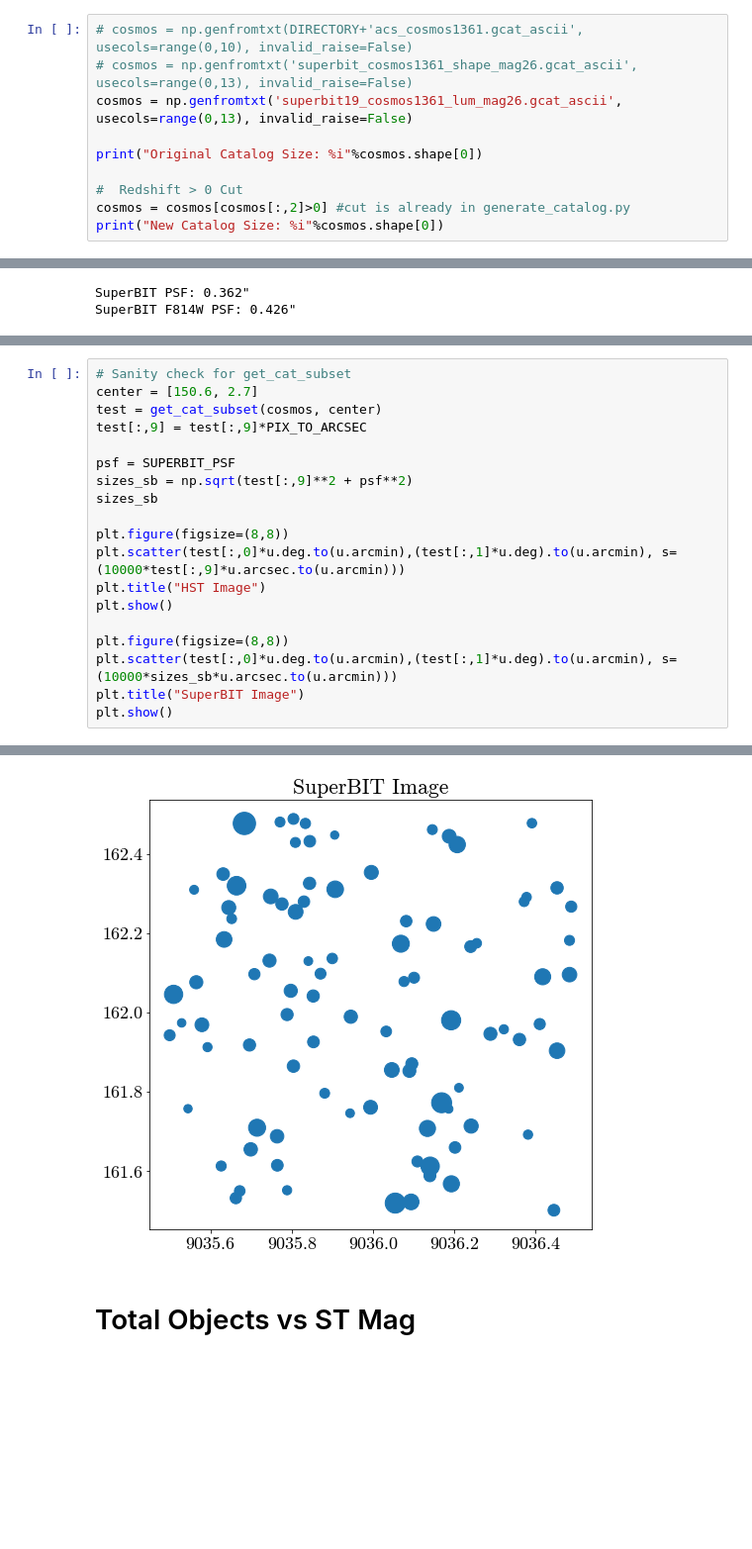
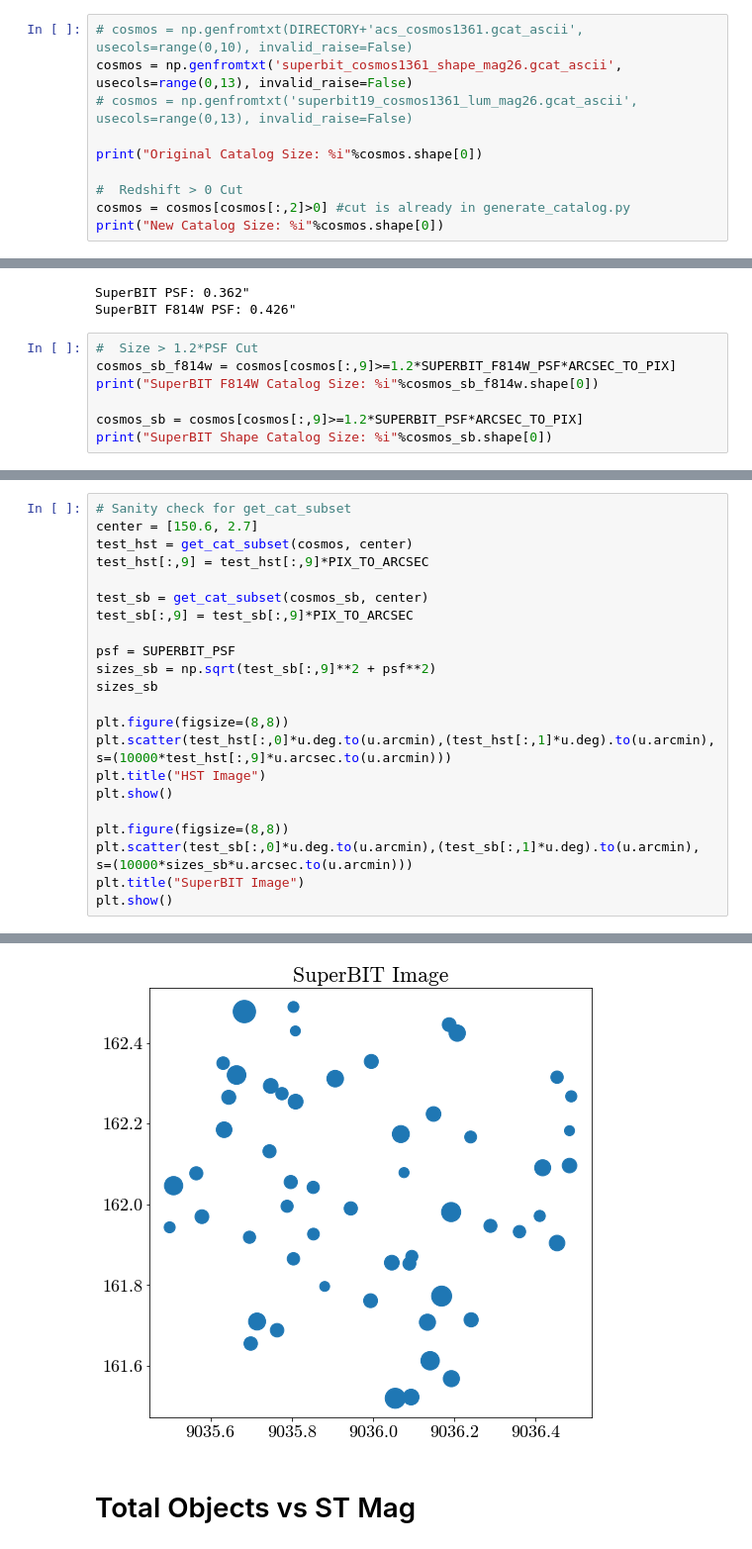
Before and after one commit to veome22/superbit_neff, a Jupyter notebook: neff_superbit.ipynb, the cells around one changed output, grey strips where cells are left out. Shown at 99% size. Drawn from its saved outputs; the diff is of its cells as text; blank space fills up the shorter version.

```diff
--- a/neff_superbit.ipynb
+++ b/neff_superbit.ipynb
@@ -17,8 +17,8 @@ DIRECTORY = '/mnt/44868D0F868D02A2/Users/veome/Google Drive/Academics/Senior The
 # Catalog Setup
 # %%
 # cosmos = np.genfromtxt(DIRECTORY+'acs_cosmos1361.gcat_ascii', usecols=range(0,10), invalid_raise=False)
-# cosmos = np.genfromtxt('superbit_cosmos1361_shape_mag26.gcat_ascii', usecols=range(0,13), invalid_raise=False)
-cosmos = np.genfromtxt('superbit19_cosmos1361_lum_mag26.gcat_ascii', usecols=range(0,13), invalid_raise=False)
+cosmos = np.genfromtxt('superbit_cosmos1361_shape_mag26.gcat_ascii', usecols=range(0,13), invalid_raise=False)
+# cosmos = np.genfromtxt('superbit19_cosmos1361_lum_mag26.gcat_ascii', usecols=range(0,13), invalid_raise=False)
 
 print("Original Catalog Size: %i"%cosmos.shape[0])
 
@@ -128,3 +128,10 @@ ARCSEC_TO_PIX = 1/PIX_TO_ARCSEC # HST ACS pixel per arcsec
 # %% [output]
 SuperBIT PSF: 0.362"
 SuperBIT F814W PSF: 0.426"
+# %%
+#  Size > 1.2*PSF Cut
+cosmos_sb_f814w = cosmos[cosmos[:,9]>=1.2*SUPERBIT_F814W_PSF*ARCSEC_TO_PIX]
+print("SuperBIT F814W Catalog Size: %i"%cosmos_sb_f814w.shape[0])
+
+cosmos_sb = cosmos[cosmos[:,9]>=1.2*SUPERBIT_PSF*ARCSEC_TO_PIX]
+print("SuperBIT Shape Catalog Size: %i"%cosmos_sb.shape[0])
@@ -131,20 +141,23 @@ SuperBIT F814W PSF: 0.426"
 # %%
 # Sanity check for get_cat_subset
 center = [150.6, 2.7]
-test = get_cat_subset(cosmos, center)
-test[:,9] = test[:,9]*PIX_TO_ARCSEC
+test_hst = get_cat_subset(cosmos, center)
+test_hst[:,9] = test_hst[:,9]*PIX_TO_ARCSEC
+
+test_sb = get_cat_subset(cosmos_sb, center)
+test_sb[:,9] = test_sb[:,9]*PIX_TO_ARCSEC
 
 psf = SUPERBIT_PSF
-sizes_sb = np.sqrt(test[:,9]**2 + psf**2)
+sizes_sb = np.sqrt(test_sb[:,9]**2 + psf**2)
 sizes_sb
 
 plt.figure(figsize=(8,8))
-plt.scatter(test[:,0]*u.deg.to(u.arcmin),(test[:,1]*u.deg).to(u.arcmin), s=(10000*test[:,9]*u.arcsec.to(u.arcmin)))
+plt.scatter(test_hst[:,0]*u.deg.to(u.arcmin),(test_hst[:,1]*u.deg).to(u.arcmin), s=(10000*test_hst[:,9]*u.arcsec.to(u.arcmin)))
 plt.title("HST Image")
 plt.show()
 
 plt.figure(figsize=(8,8))
-plt.scatter(test[:,0]*u.deg.to(u.arcmin),(test[:,1]*u.deg).to(u.arcmin), s=(10000*sizes_sb*u.arcsec.to(u.arcmin)))
+plt.scatter(test_sb[:,0]*u.deg.to(u.arcmin),(test_sb[:,1]*u.deg).to(u.arcmin), s=(10000*sizes_sb*u.arcsec.to(u.arcmin)))
 plt.title("SuperBIT Image")
 plt.show()
 # %% [output]
@@ -152,4 +165,4 @@ plt.show()
-[figure, old version]
+[figure, new version]
 # %% [markdown]
 # Total Objects vs ST Mag
 # %%
```
Also changed, not shown: parts of 21 cells of this notebook, 1 other file.
